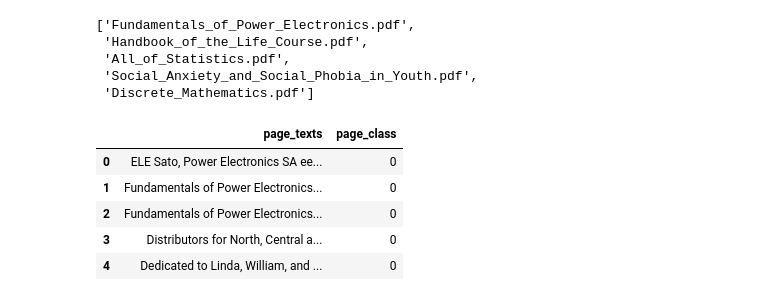
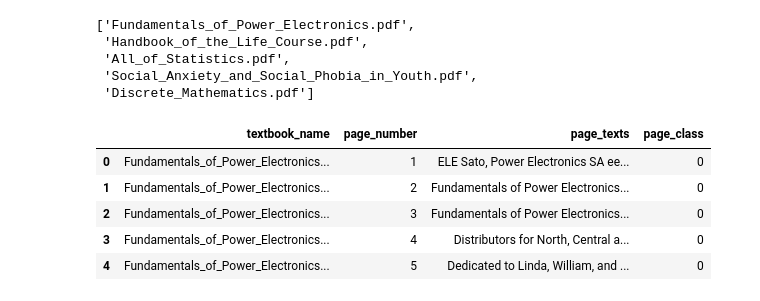
Before and after one commit to youomid/textbook_page_classifier, a Jupyter notebook: notebooks/v1_logistic_regression.ipynb, the cells around one changed output. Saved outputs shown, nothing was run; the diff lists cells and outputs as text; code cells hidden in the pictures.

```diff
--- a/notebooks/v1_logistic_regression.ipynb
+++ b/notebooks/v1_logistic_regression.ipynb
@@ -57,39 +57,41 @@ def check_if_summary_page(textbook_name, page_number, metadata):
     if not isinstance(summary_pages, float) and ':' in summary_pages:
         page_ranges = [(int(page_range.split(':')[0]), int(page_range.split(':')[1])) for page_range in summary_pages.split(',')]
     else:
         page_ranges = []
 
     return any([page_number >= page_range[0] and page_number <= page_range[1] for page_range in page_ranges])
 
 def get_page_class(name, page_num, metadata):
     classes = {
         1: check_if_content_page,
         2: check_if_summary_page,
     }
 
     for page_class, check_func in classes.items():
         if check_func(name, page_num, metadata):
             return page_class
     return 0
 
 pages = defaultdict(list)
 
 for name, df in textbooks_df.items():
     page_numbers = sorted(df['page_num'].unique())
     for page_num in page_numbers:
         words = df.loc[df['page_num'] == page_num, ['text', 'left', 'top', 'width', 'height']].to_dict('records')
+        pages['textbook_name'].append(name)
+        pages['page_number'].append(page_num)
         pages['page_texts'].append(sort_words_in_reading_order(words))
         pages['page_class'].append(get_page_class(name, page_num, metadata))
 
 pages_text_df = pd.DataFrame.from_dict(pages)
 pages_text_df.head()
 # %% [output]
-|  | page_texts | page_class |
-| 0 | ELE Sato, Power Electronics SA ee... | 0 |
-| 1 | Fundamentals of Power Electronics... | 0 |
-| 2 | Fundamentals of Power Electronics... | 0 |
-| 3 | Distributors for North, Central a... | 0 |
-| 4 | Dedicated to Linda, William, and ... | 0 |
+|  | textbook_name | page_number | page_texts | page_class |
+| 0 | Fundamentals_of_Power_Electronics... | 1 | ELE Sato, Power Electronics SA ee... | 0 |
+| 1 | Fundamentals_of_Power_Electronics... | 2 | Fundamentals of Power Electronics... | 0 |
+| 2 | Fundamentals_of_Power_Electronics... | 3 | Fundamentals of Power Electronics... | 0 |
+| 3 | Fundamentals_of_Power_Electronics... | 4 | Distributors for North, Central a... | 0 |
+| 4 | Fundamentals_of_Power_Electronics... | 5 | Dedicated to Linda, William, and ... | 0 |
 # %%
 train, test = train_test_split(pages_text_df, test_size=0.2)
 
```
Also changed, not shown: parts of 6 cells of this notebook, 1 other file.
